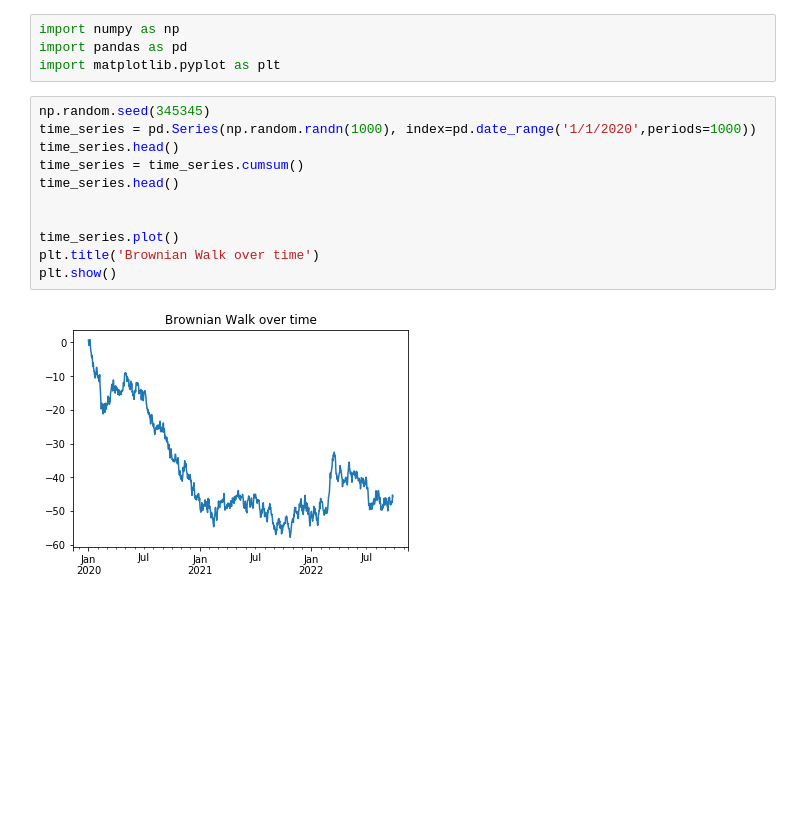
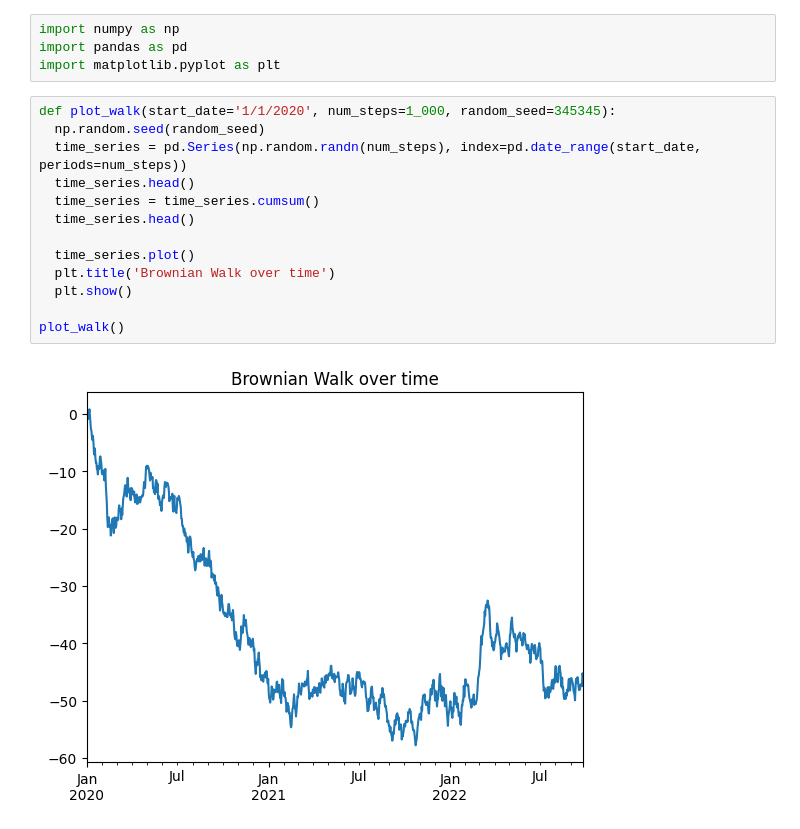
Before and after one commit to mcliff1/kaggle, a Jupyter notebook: sandbox/Brownian Walk.ipynb, the cells around one changed output. Cells and saved outputs as stored; diff of their text form; blank space fills up the shorter version.

```diff
--- a/sandbox/Brownian Walk.ipynb
+++ b/sandbox/Brownian Walk.ipynb
@@ -8,15 +10,17 @@ import numpy as np
 import pandas as pd
 import matplotlib.pyplot as plt
 # %%
-np.random.seed(345345)
-time_series = pd.Series(np.random.randn(1000), index=pd.date_range('1/1/2020',periods=1000))
-time_series.head()
-time_series = time_series.cumsum()
-time_series.head()
+def plot_walk(start_date='1/1/2020', num_steps=1_000, random_seed=345345):
+  np.random.seed(random_seed)
+  time_series = pd.Series(np.random.randn(num_steps), index=pd.date_range(start_date, periods=num_steps))
+  time_series.head()
+  time_series = time_series.cumsum()
+  time_series.head()
 
+  time_series.plot()
+  plt.title('Brownian Walk over time')
+  plt.show()
 
-time_series.plot()
-plt.title('Brownian Walk over time')
-plt.show()
+plot_walk()
 # %% [output]
-[figure, old version]
+[figure, new version]
```
Also changed, not shown: parts of 2 cells of this notebook.
